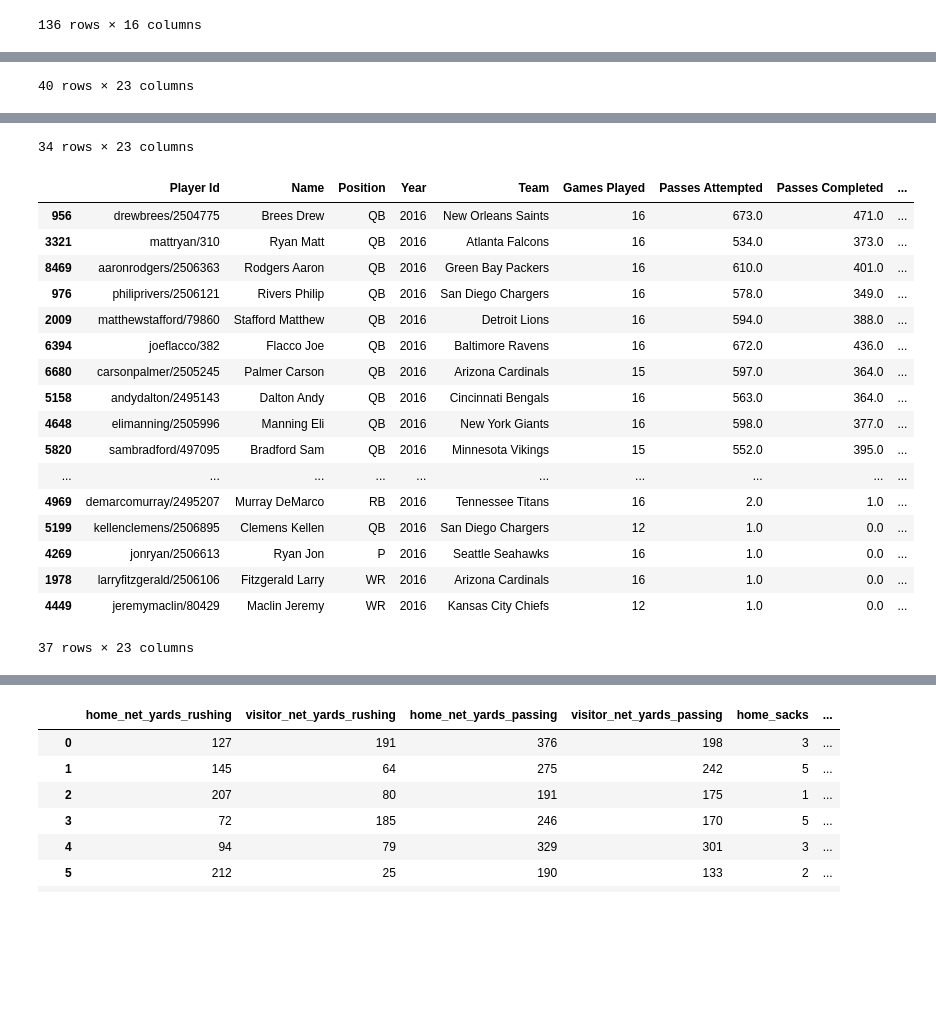
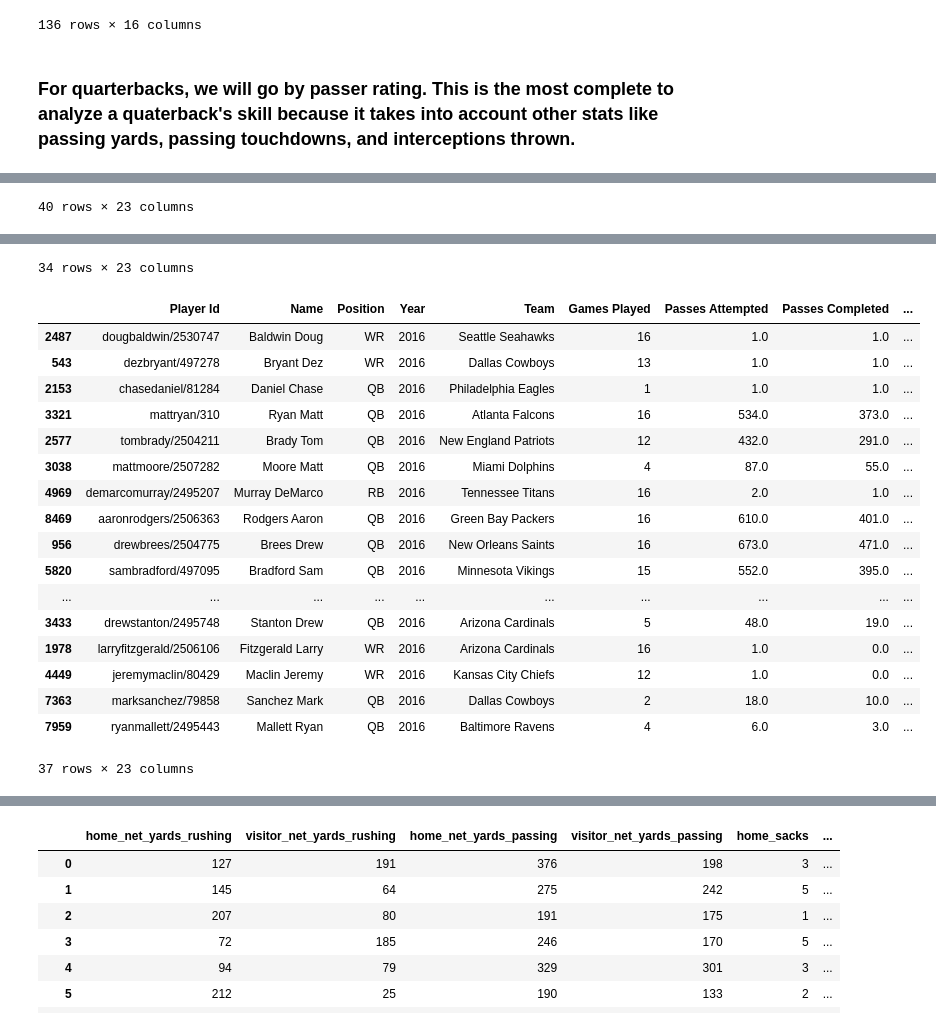
Before and after one commit to cheekj/cheekj.github.io, a Jupyter notebook: cmsc320nfl_tutorial.ipynb, the cells around one changed output, grey strips where cells are left out. Drawn from its saved outputs; the diff is of its cells as text; code cells hidden in the pictures; blank space fills up the shorter version.

```diff
--- a/cmsc320nfl_tutorial.ipynb
+++ b/cmsc320nfl_tutorial.ipynb
@@ -173,15 +181,17 @@ display(vet_wrs_by_yds)
 | 9888 | joiquebell/497145 | Bell Joique | RB | 2016 | Detroit Lions | 3 | 1.0 | -2.0 | ... |
 | 17219 | blainegabbert/2495441 | Gabbert Blaine | QB | 2016 | San Francisco 49ers | 6 | 1.0 | -16.0 | ... |
 136 rows × 16 columns
+# %% [markdown]
+### For quarterbacks, we will go by passer rating. This is the most complete to analyze a quaterback's skill because it takes into account other stats like passing yards, passing touchdowns, and interceptions thrown.
 # %%
 ### Top quarterbacks
 display(young_qbs)
 young_qbs = young_qbs.dropna(subset=['Passing Yards', 'TD Passes', 'Ints'], how='any')
-young_qbs_by_yds = young_qbs.sort_values(['Passing Yards'], ascending=False)
+young_qbs_by_yds = young_qbs.sort_values(['Passer Rating'], ascending=False)
 display(young_qbs_by_yds)
 
 vet_qbs = vet_qbs.dropna(subset=['Passing Yards', 'TD Passes', 'Ints'], how='any')
-vet_qbs_by_yds = vet_qbs.sort_values(['Passing Yards'], ascending=False)
+vet_qbs_by_yds = vet_qbs.sort_values(['Passer Rating'], ascending=False)
 display(vet_qbs_by_yds)
 # %% [output]
 |  | Player Id | Name | Position | Year | Team | Games Played | Passes Attempted | Passes Completed | ... |
@@ -222,19 +232,19 @@ display(vet_qbs_by_yds)
 34 rows × 23 columns
 |  | Player Id | Name | Position | Year | Team | Games Played | Passes Attempted | Passes Completed | ... |
+| 2487 | dougbaldwin/2530747 | Baldwin Doug | WR | 2016 | Seattle Seahawks | 16 | 1.0 | 1.0 | ... |
+| 543 | dezbryant/497278 | Bryant Dez | WR | 2016 | Dallas Cowboys | 13 | 1.0 | 1.0 | ... |
+| 2153 | chasedaniel/81284 | Daniel Chase | QB | 2016 | Philadelphia Eagles | 1 | 1.0 | 1.0 | ... |
+| 3321 | mattryan/310 | Ryan Matt | QB | 2016 | Atlanta Falcons | 16 | 534.0 | 373.0 | ... |
+| 2577 | tombrady/2504211 | Brady Tom | QB | 2016 | New England Patriots | 12 | 432.0 | 291.0 | ... |
+| 3038 | mattmoore/2507282 | Moore Matt | QB | 2016 | Miami Dolphins | 4 | 87.0 | 55.0 | ... |
+| 4969 | demarcomurray/2495207 | Murray DeMarco | RB | 2016 | Tennessee Titans | 16 | 2.0 | 1.0 | ... |
+| 8469 | aaronrodgers/2506363 | Rodgers Aaron | QB | 2016 | Green Bay Packers | 16 | 610.0 | 401.0 | ... |
 | 956 | drewbrees/2504775 | Brees Drew | QB | 2016 | New Orleans Saints | 16 | 673.0 | 471.0 | ... |
-| 3321 | mattryan/310 | Ryan Matt | QB | 2016 | Atlanta Falcons | 16 | 534.0 | 373.0 | ... |
-| 8469 | aaronrodgers/2506363 | Rodgers Aaron | QB | 2016 | Green Bay Packers | 16 | 610.0 | 401.0 | ... |
-| 976 | philiprivers/2506121 | Rivers Philip | QB | 2016 | San Diego Chargers | 16 | 578.0 | 349.0 | ... |
-| 2009 | matthewstafford/79860 | Stafford Matthew | QB | 2016 | Detroit Lions | 16 | 594.0 | 388.0 | ... |
-| 6394 | joeflacco/382 | Flacco Joe | QB | 2016 | Baltimore Ravens | 16 | 672.0 | 436.0 | ... |
-| 6680 | carsonpalmer/2505245 | Palmer Carson | QB | 2016 | Arizona Cardinals | 15 | 597.0 | 364.0 | ... |
-| 5158 | andydalton/2495143 | Dalton Andy | QB | 2016 | Cincinnati Bengals | 16 | 563.0 | 364.0 | ... |
-| 4648 | elimanning/2505996 | Manning Eli | QB | 2016 | New York Giants | 16 | 598.0 | 377.0 | ... |
 | 5820 | sambradford/497095 | Bradford Sam | QB | 2016 | Minnesota Vikings | 15 | 552.0 | 395.0 | ... |
 | ... | ... | ... | ... | ... | ... | ... | ... | ... | ... |
-| 4969 | demarcomurray/2495207 | Murray DeMarco | RB | 2016 | Tennessee Titans | 16 | 2.0 | 1.0 | ... |
-| 5199 | kellenclemens/2506895 | Clemens Kellen | QB | 2016 | San Diego Chargers | 12 | 1.0 | 0.0 | ... |
-| 4269 | jonryan/2506613 | Ryan Jon | P | 2016 | Seattle Seahawks | 16 | 1.0 | 0.0 | ... |
+| 3433 | drewstanton/2495748 | Stanton Drew | QB | 2016 | Arizona Cardinals | 5 | 48.0 | 19.0 | ... |
 | 1978 | larryfitzgerald/2506106 | Fitzgerald Larry | WR | 2016 | Arizona Cardinals | 16 | 1.0 | 0.0 | ... |
 | 4449 | jeremymaclin/80429 | Maclin Jeremy | WR | 2016 | Kansas City Chiefs | 12 | 1.0 | 0.0 | ... |
+| 7363 | marksanchez/79858 | Sanchez Mark | QB | 2016 | Dallas Cowboys | 2 | 18.0 | 10.0 | ... |
+| 7959 | ryanmallett/2495443 | Mallett Ryan | QB | 2016 | Baltimore Ravens | 4 | 6.0 | 3.0 | ... |
 37 rows × 23 columns
```
Also changed, not shown: parts of 12 cells of this notebook.
